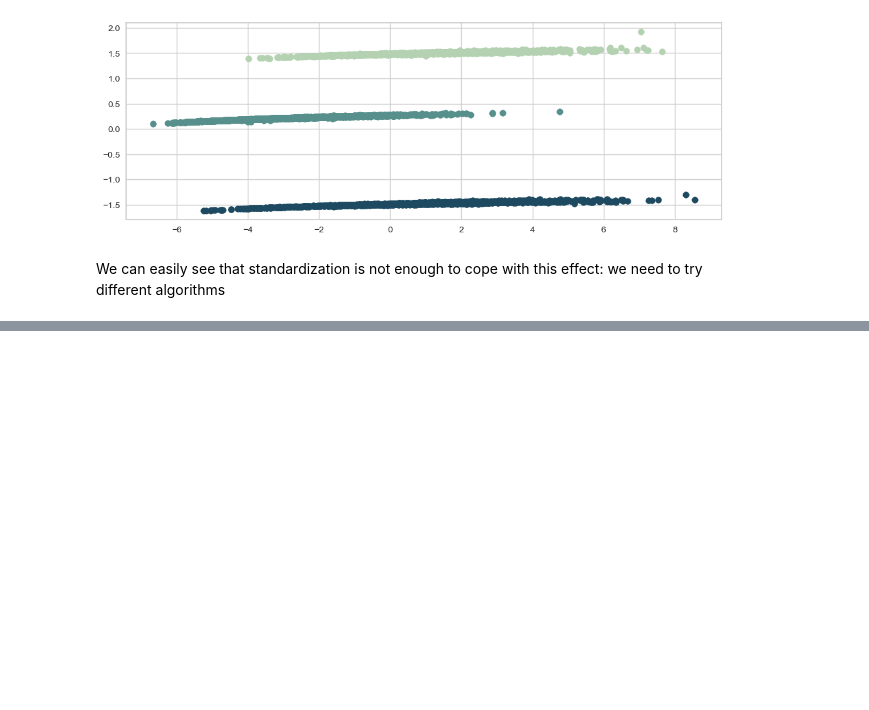
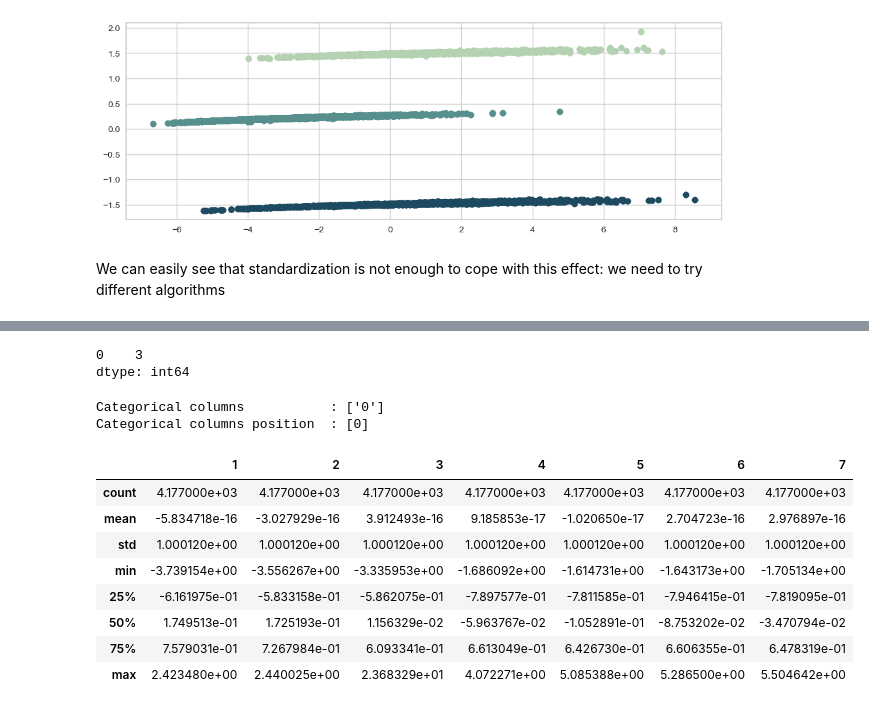
Before and after one commit to TommasoCapacci/DQ_Project_Clustering_2022, a Jupyter notebook: code/first_idea.ipynb, the cells around one changed output, grey strips where cells are left out. Saved outputs shown, nothing was run; the diff lists cells and outputs as text; code cells hidden in the pictures; blank space fills up the shorter version.

```diff
--- a/code/first_idea.ipynb
+++ b/code/first_idea.ipynb
@@ -303,0 +326,33 @@ We can easily see that standardization is not enough to cope with this effect: w
+# %%
+# Inspect the categorical variables
+df.select_dtypes('object').nunique()
+# %% [output]
+0    3
+dtype: int64
+# %%
+# Get the position of categorical columns
+catColumnsPos = [df.columns.get_loc(col) for col in list(df.select_dtypes('object').columns)]
+print('Categorical columns           : {}'.format(list(df.select_dtypes('object').columns)))
+print('Categorical columns position  : {}'.format(catColumnsPos))
+# %% [output]
+Categorical columns           : ['0']
+Categorical columns position  : [0]
+# %%
+from sklearn.preprocessing import StandardScaler
+
+# Standardize numerical features
+df_dropped = df.drop('0',axis = 1)
+scaler = StandardScaler()
+X_num = scaler.fit_transform(df_dropped)
+X_num = pd.DataFrame(X_num, columns=df_dropped.columns)
+X_num.describe()
+# %% [output]
+|  | 1 | 2 | 3 | 4 | 5 | 6 | 7 |
+| count | 4.177000e+03 | 4.177000e+03 | 4.177000e+03 | 4.177000e+03 | 4.177000e+03 | 4.177000e+03 | 4.177000e+03 |
+| mean | -5.834718e-16 | -3.027929e-16 | 3.912493e-16 | 9.185853e-17 | -1.020650e-17 | 2.704723e-16 | 2.976897e-16 |
+| std | 1.000120e+00 | 1.000120e+00 | 1.000120e+00 | 1.000120e+00 | 1.000120e+00 | 1.000120e+00 | 1.000120e+00 |
+| min | -3.739154e+00 | -3.556267e+00 | -3.335953e+00 | -1.686092e+00 | -1.614731e+00 | -1.643173e+00 | -1.705134e+00 |
+| 25% | -6.161975e-01 | -5.833158e-01 | -5.862075e-01 | -7.897577e-01 | -7.811585e-01 | -7.946415e-01 | -7.819095e-01 |
+| 50% | 1.749513e-01 | 1.725193e-01 | 1.156329e-02 | -5.963767e-02 | -1.052891e-01 | -8.753202e-02 | -3.470794e-02 |
+| 75% | 7.579031e-01 | 7.267984e-01 | 6.093341e-01 | 6.613049e-01 | 6.426730e-01 | 6.606355e-01 | 6.478319e-01 |
+| max | 2.423480e+00 | 2.440025e+00 | 2.368329e+01 | 4.072271e+00 | 5.085388e+00 | 5.286500e+00 | 5.504642e+00 |
```
Also changed, not shown: parts of 9 cells of this notebook.
